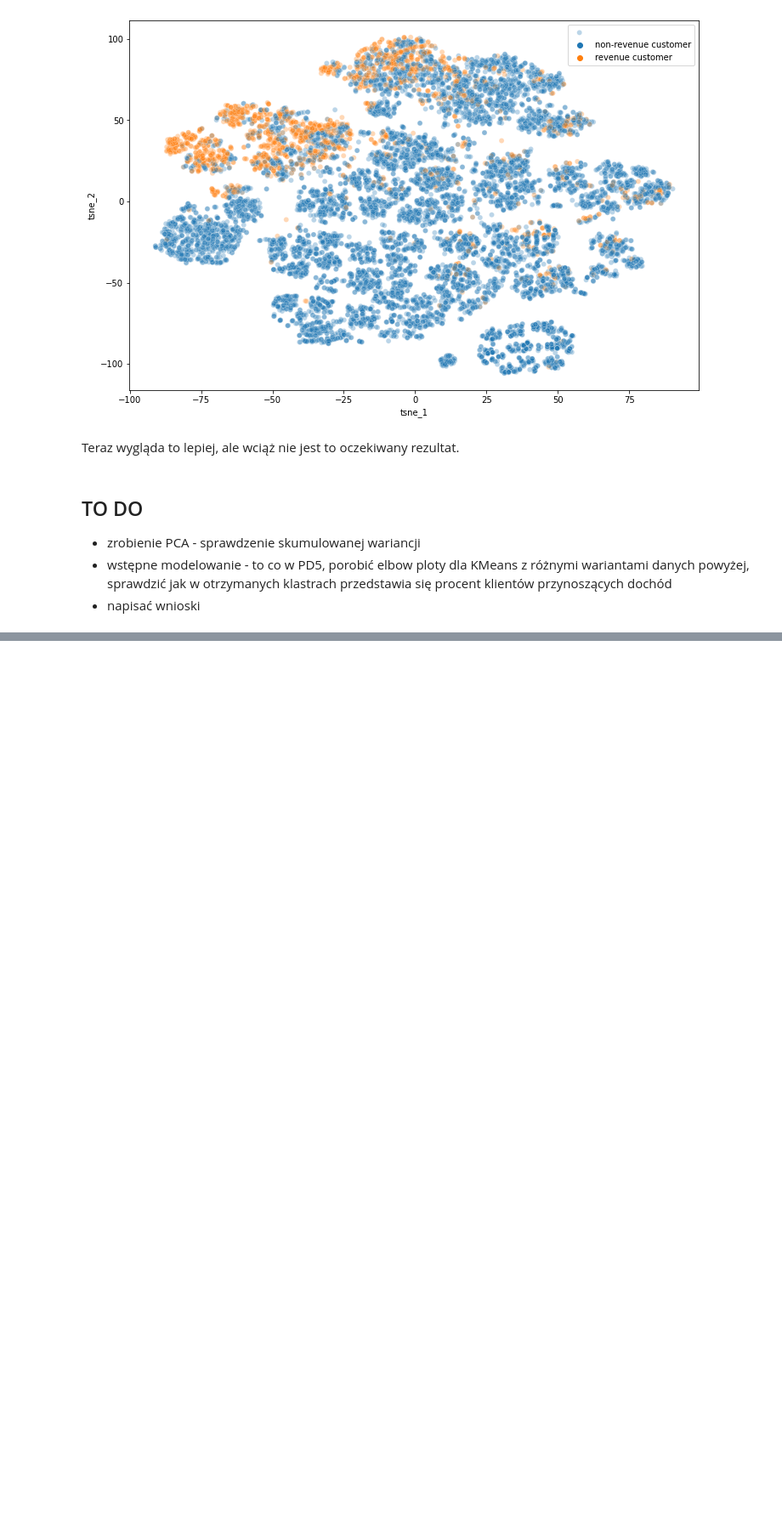
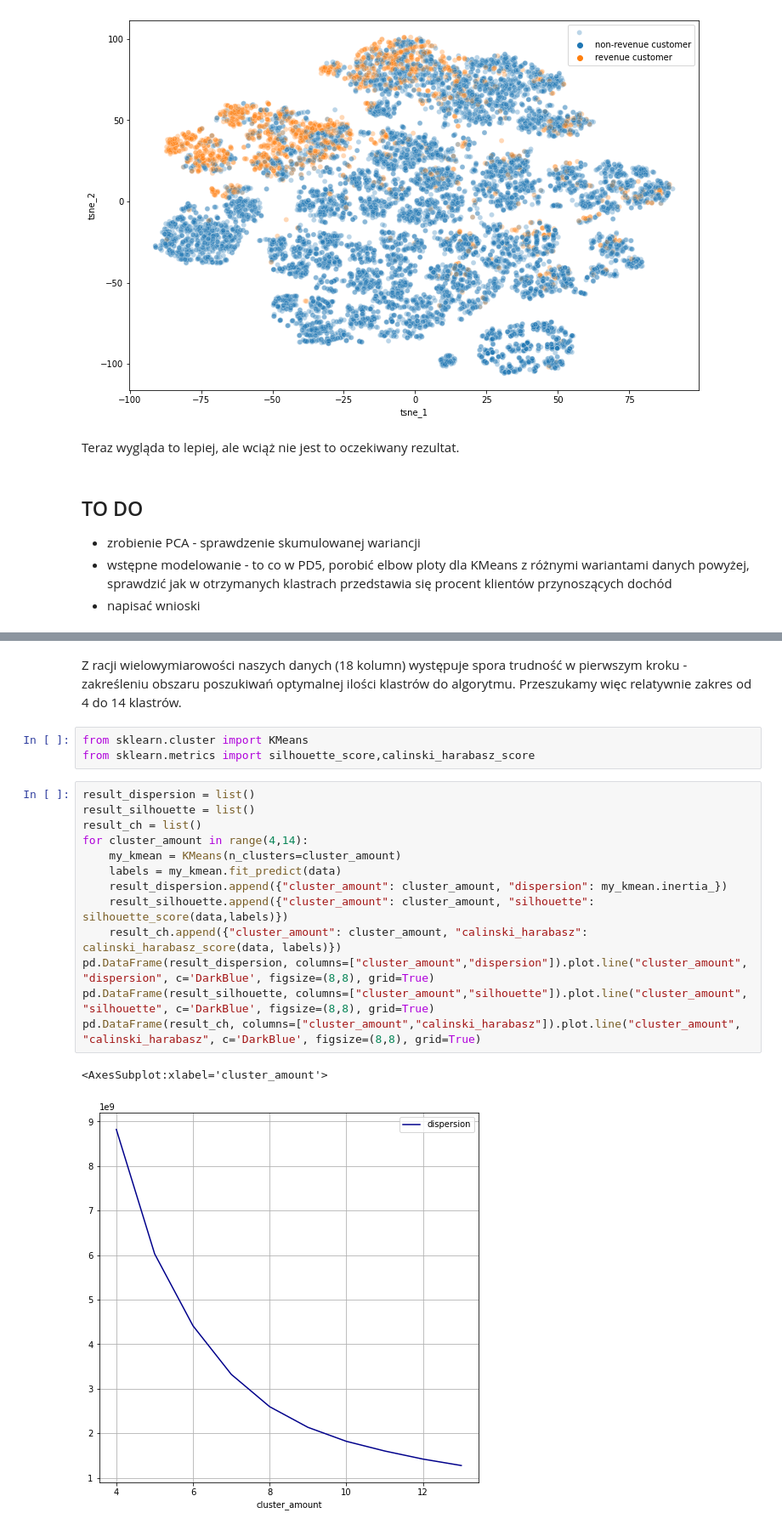
Before and after one commit to pablo2811/online-shopping, a Jupyter notebook: Milestone2.ipynb, the cells around one changed output, grey strips where cells are left out. Shown at 85% size. Cells and saved outputs as stored; diff of their text form; blank space fills up the shorter version.

Commit message:
kmeans+wnioski

```diff
--- a/Milestone2.ipynb
+++ b/Milestone2.ipynb
@@ -380,0 +385,21 @@ Teraz wygląda to lepiej, ale wciąż nie jest to oczekiwany rezultat.
+# %% [markdown]
+Z racji wielowymiarowości naszych danych (18 kolumn) występuje spora trudność w pierwszym kroku - zakreśleniu obszaru poszukiwań optymalnej ilości klastrów do algorytmu. Przeszukamy więc relatywnie zakres od 4 do 14 klastrów.
+# %%
+from sklearn.cluster import KMeans
+from sklearn.metrics import silhouette_score,calinski_harabasz_score
+# %%
+result_dispersion = list()
+result_silhouette = list()
+result_ch = list()
+for cluster_amount in range(4,14):
+    my_kmean = KMeans(n_clusters=cluster_amount)
+    labels = my_kmean.fit_predict(data)
+    result_dispersion.append({"cluster_amount": cluster_amount, "dispersion": my_kmean.inertia_})
+    result_silhouette.append({"cluster_amount": cluster_amount, "silhouette": silhouette_score(data,labels)})
+    result_ch.append({"cluster_amount": cluster_amount, "calinski_harabasz": calinski_harabasz_score(data, labels)})
+pd.DataFrame(result_dispersion, columns=["cluster_amount","dispersion"]).plot.line("cluster_amount", "dispersion", c='DarkBlue', figsize=(8,8), grid=True)
+pd.DataFrame(result_silhouette, columns=["cluster_amount","silhouette"]).plot.line("cluster_amount", "silhouette", c='DarkBlue', figsize=(8,8), grid=True)
+pd.DataFrame(result_ch, columns=["cluster_amount","calinski_harabasz"]).plot.line("cluster_amount", "calinski_harabasz", c='DarkBlue', figsize=(8,8), grid=True)
+# %% [output]
+<AxesSubplot:xlabel='cluster_amount'>
+[figure, added]
```
Also changed, not shown: parts of 8 cells of this notebook.
